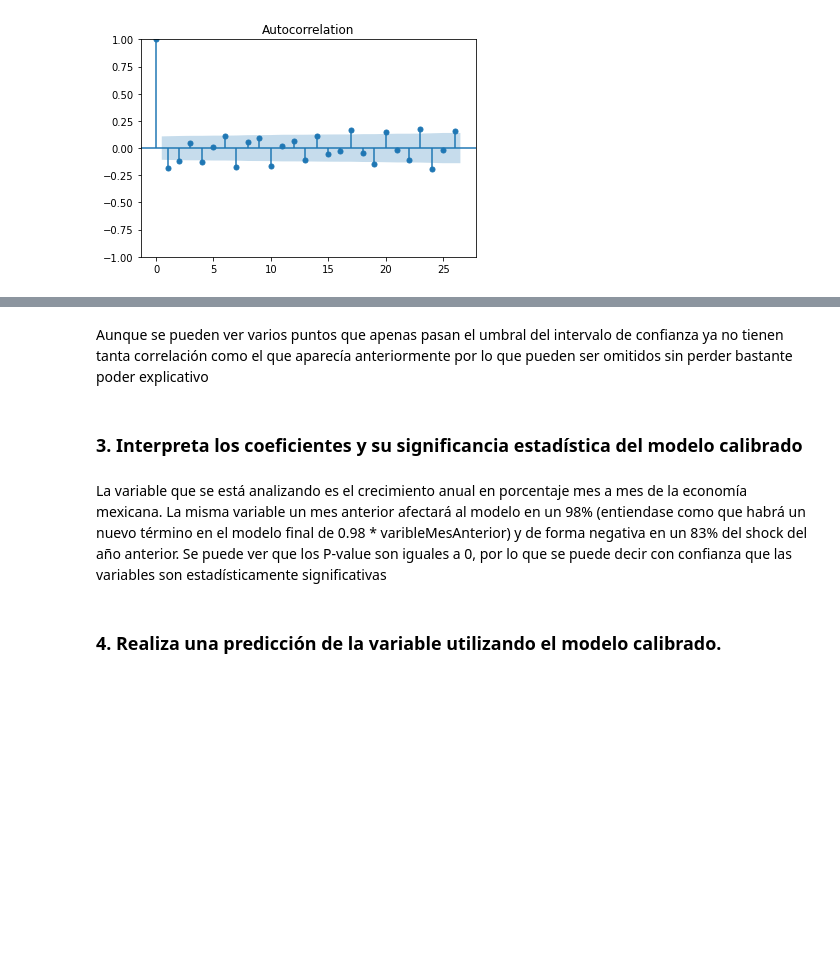
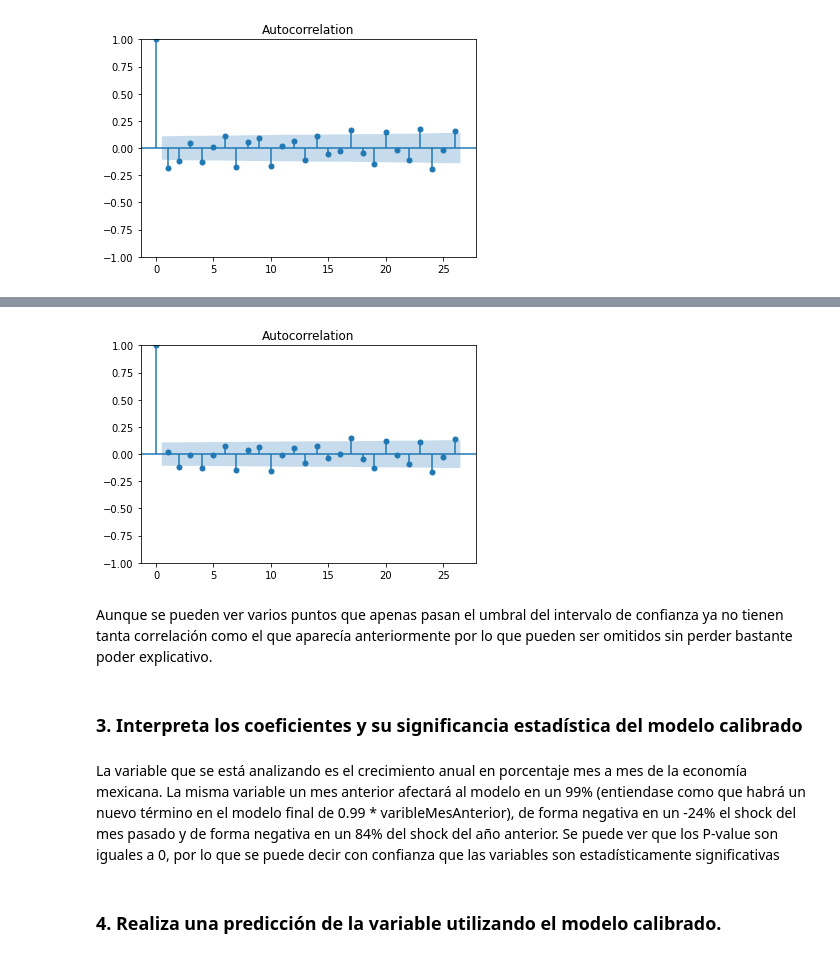
Before and after one commit to AlexReusC/Modulo-5-IAA-Analisis, a Jupyter notebook: portafolio.ipynb, the cells around one changed output, grey strips where cells are left out. Drawn from its saved outputs; the diff is of its cells as text; code cells hidden in the pictures; blank space fills up the shorter version.

```diff
--- a/portafolio.ipynb
+++ b/portafolio.ipynb
@@ -135,0 +138,3 @@ plot_acf(model2.resid);
+# %%
+model3 = SARIMAX(df["log_value"], order=(1,0,1), seasonal_order=(0,1,1,12), simple_differencing=True).fit()
+model3.summary()
@@ -136,9 +161,13 @@ plot_acf(model2.resid);
+# %%
+plot_acf(model3.resid);
+# %% [output]
+[figure, added]
 # %% [markdown]
-Aunque se pueden ver varios puntos que apenas pasan el umbral del intervalo de confianza ya no tienen tanta correlación como el que aparecía anteriormente por lo que pueden ser omitidos sin perder bastante poder explicativo
+Aunque se pueden ver varios puntos que apenas pasan el umbral del intervalo de confianza ya no tienen tanta correlación como el que aparecía anteriormente por lo que pueden ser omitidos sin perder bastante poder explicativo.
 # %% [markdown]
 ### 3. Interpreta los coeficientes y su significancia estadística del modelo calibrado
 # %% [markdown]
-La variable que se está analizando es el crecimiento anual en porcentaje mes a mes de la economía mexicana. La misma variable un mes anterior afectará al modelo en un 98% (entiendase como que habrá un nuevo término en el modelo final de 0.98 * varibleMesAnterior) y de forma negativa en un 83% del shock del año anterior. Se puede ver que los P-value son iguales a 0, por lo que se puede decir con confianza que las variables son estadísticamente significativas
+La variable que se está analizando es el crecimiento anual en porcentaje mes a mes de la economía mexicana. La misma variable un mes anterior afectará al modelo en un 99% (entiendase como que habrá un nuevo término en el modelo final de 0.99 * varibleMesAnterior), de forma negativa en un -24% el shock del mes pasado y de forma negativa en un 84% del shock del año anterior. Se puede ver que los P-value son iguales a 0, por lo que se puede decir con confianza que las variables son estadísticamente significativas
 # %% [markdown]
 ### 4. Realiza una predicción de la variable utilizando el modelo calibrado.
 # %%
```
Also changed, not shown: parts of 7 cells of this notebook.
